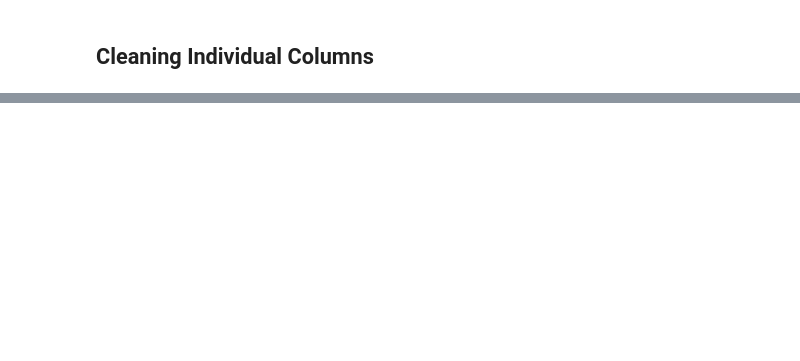
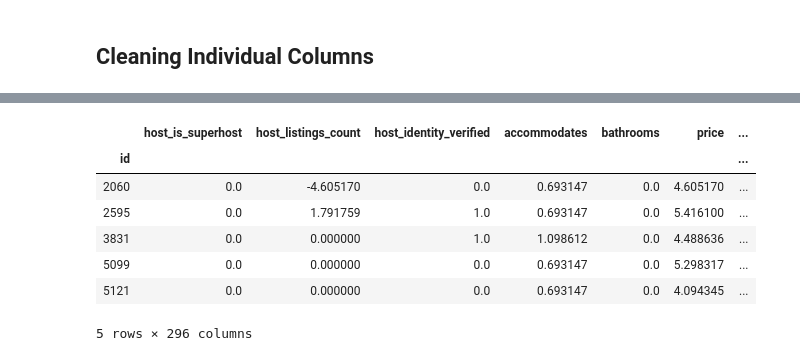
Before and after one commit to Justin-FrankGH/project3, a Jupyter notebook: jupyter_notebooks/xgboost_airbnb_ny.ipynb, the cells around one changed output, grey strips where cells are left out. Cells and saved outputs as stored; diff of their text form; code cells hidden in the pictures; blank space fills up the shorter version.

```diff
--- a/jupyter_notebooks/xgboost_airbnb_ny.ipynb
+++ b/jupyter_notebooks/xgboost_airbnb_ny.ipynb
@@ -653,3 +903,14 @@ transformed_df[numerical_columns].hist(figsize=(10,11));
+# %%
+transformed_df.head()
+# %% [output]
+|  | host_is_superhost | host_listings_count | host_identity_verified | accommodates | bathrooms | price | ... |
+| id |  |  |  |  |  |  | ... |
+| 2060 | 0.0 | -4.605170 | 0.0 | 0.693147 | 0.0 | 4.605170 | ... |
+| 2595 | 0.0 | 1.791759 | 1.0 | 0.693147 | 0.0 | 5.416100 | ... |
+| 3831 | 0.0 | 0.000000 | 1.0 | 1.098612 | 0.0 | 4.488636 | ... |
+| 5099 | 0.0 | 0.000000 | 0.0 | 0.693147 | 0.0 | 5.298317 | ... |
+| 5121 | 0.0 | 0.000000 | 0.0 | 0.693147 | 0.0 | 4.094345 | ... |
+5 rows × 296 columns
 # %%
 # Separating X and y
 X = transformed_df.drop('price', axis=1)
```
Also changed, not shown: parts of 71 cells of this notebook, 7 other files.
